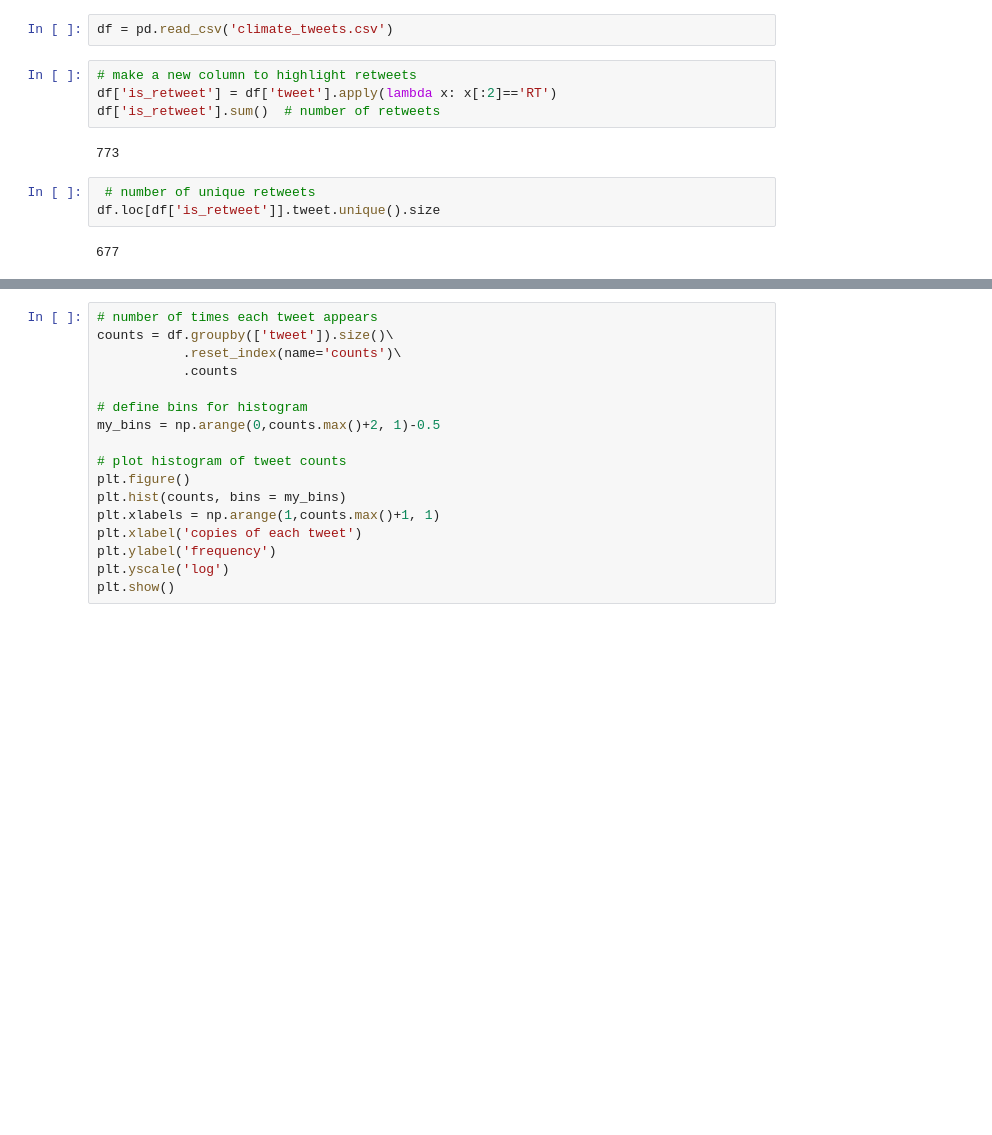
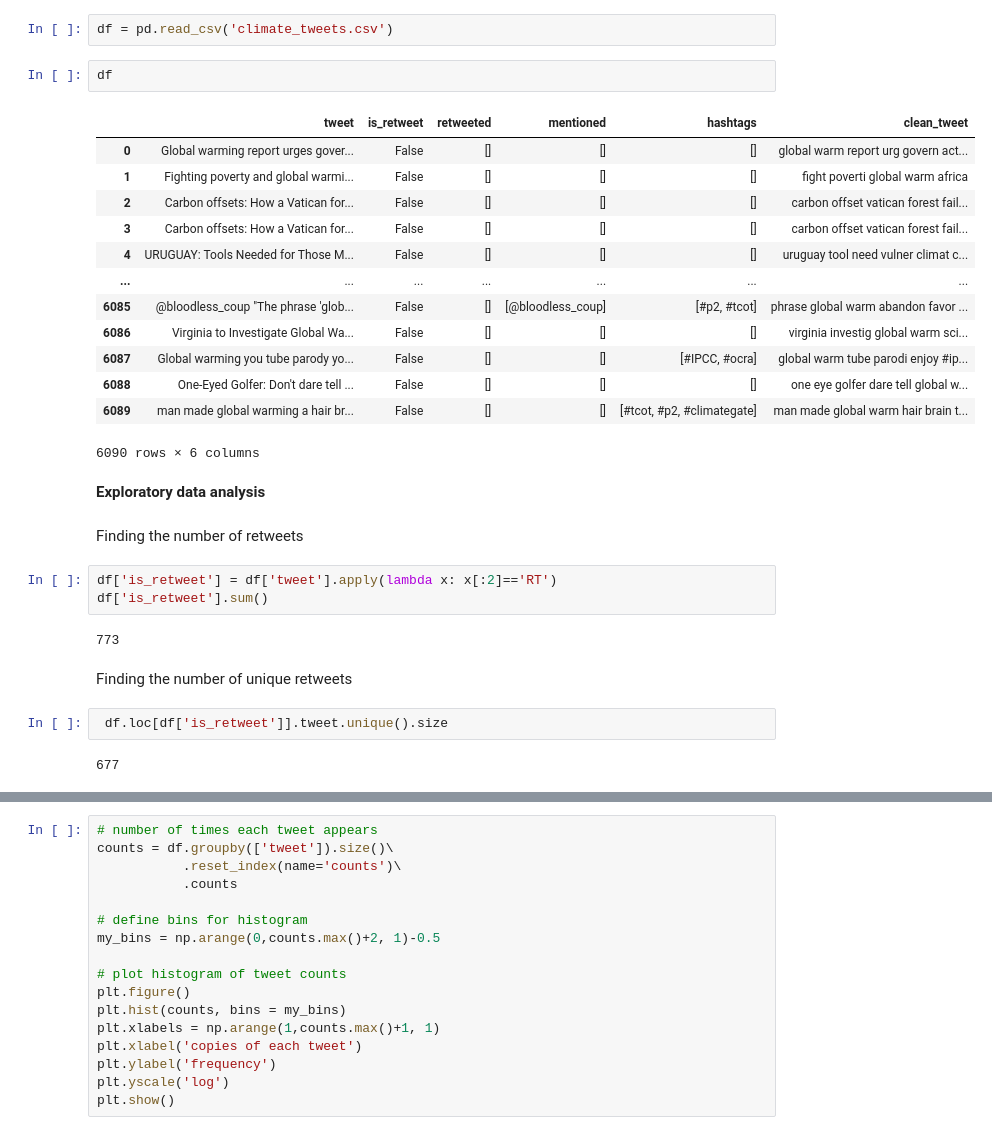
Before and after one commit to bholabhandari/TopicModellingTwitter, a Jupyter notebook: TopicModellingTwitter.ipynb, the cells around one changed output, grey strips where cells are left out. Saved outputs shown, nothing was run; the diff lists cells and outputs as text; blank space fills up the shorter version.

```diff
--- a/TopicModellingTwitter.ipynb
+++ b/TopicModellingTwitter.ipynb
@@ -14,14 +30,34 @@ import sklearn
 import re
 # %%
 df = pd.read_csv('climate_tweets.csv')
+# %%
+df
+# %% [output]
+|  | tweet | is_retweet | retweeted | mentioned | hashtags | clean_tweet |
+| 0 | Global warming report urges gover... | False | [] | [] | [] | global warm report urg govern act... |
+| 1 | Fighting poverty and global warmi... | False | [] | [] | [] | fight poverti global warm africa |
+| 2 | Carbon offsets: How a Vatican for... | False | [] | [] | [] | carbon offset vatican forest fail... |
+| 3 | Carbon offsets: How a Vatican for... | False | [] | [] | [] | carbon offset vatican forest fail... |
+| 4 | URUGUAY: Tools Needed for Those M... | False | [] | [] | [] | uruguay tool need vulner climat c... |
+| ... | ... | ... | ... | ... | ... | ... |
+| 6085 | @bloodless_coup "The phrase 'glob... | False | [] | [@bloodless_coup] | [#p2, #tcot] | phrase global warm abandon favor ... |
+| 6086 | Virginia to Investigate Global Wa... | False | [] | [] | [] | virginia investig global warm sci... |
+| 6087 | Global warming you tube parody yo... | False | [] | [] | [#IPCC, #ocra] | global warm tube parodi enjoy #ip... |
+| 6088 | One-Eyed Golfer: Don't dare tell ... | False | [] | [] | [] | one eye golfer dare tell global w... |
+| 6089 | man made global warming a hair br... | False | [] | [] | [#tcot, #p2, #climategate] | man made global warm hair brain t... |
+6090 rows × 6 columns
+# %% [markdown]
+**Exploratory data analysis**
+# %% [markdown]
+Finding the number of retweets
 # %%
-# make a new column to highlight retweets
 df['is_retweet'] = df['tweet'].apply(lambda x: x[:2]=='RT')
-df['is_retweet'].sum()  # number of retweets
+df['is_retweet'].sum()
 # %% [output]
 773
+# %% [markdown]
+Finding the number of unique retweets
 # %%
- # number of unique retweets
-df.loc[df['is_retweet']].tweet.unique().size
+ df.loc[df['is_retweet']].tweet.unique().size
 # %% [output]
 677
```
Also changed, not shown: parts of 15 cells of this notebook.
